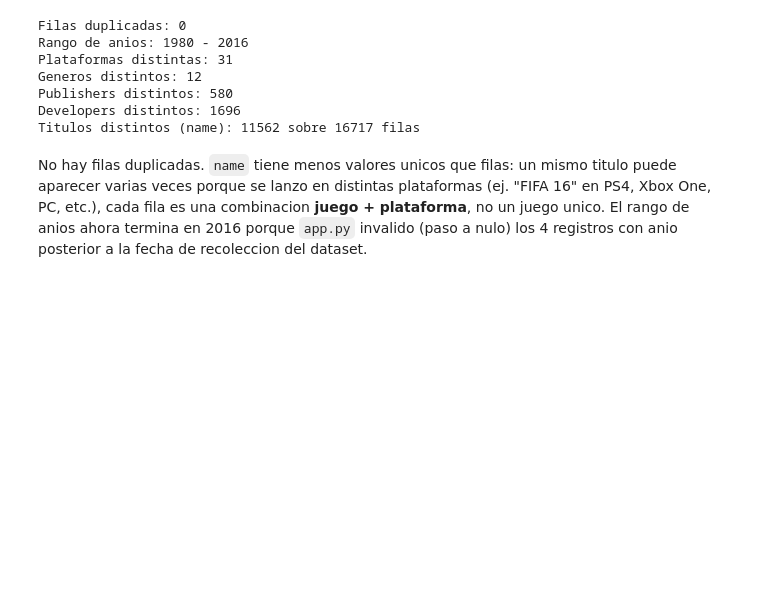
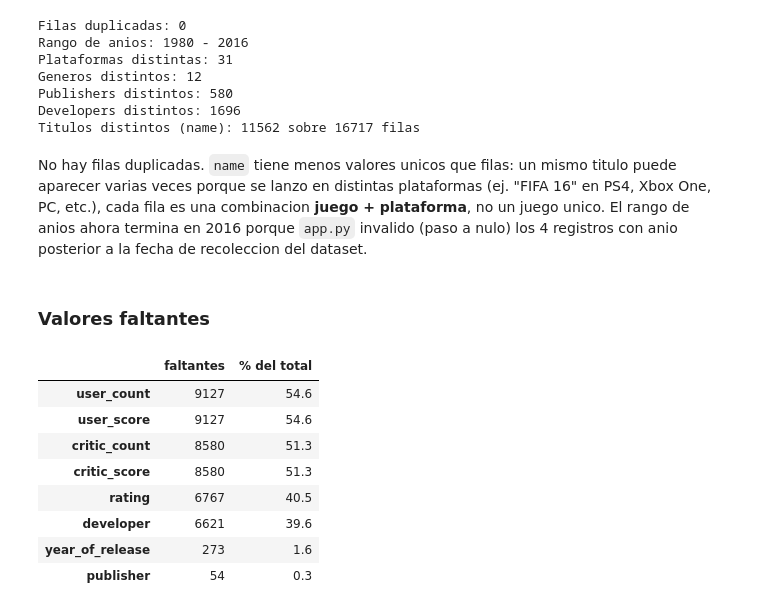
Before and after one commit to LigaDevPro/Inteligencia-Artificial-tp, a Jupyter notebook: analisis_exploratorio.ipynb, the cells around one changed output. Saved outputs shown, nothing was run; the diff lists cells and outputs as text; code cells hidden in the pictures; blank space fills up the shorter version.

```diff
--- a/analisis_exploratorio.ipynb
+++ b/analisis_exploratorio.ipynb
@@ -109,3 +109,20 @@ No hay filas duplicadas. `name` tiene menos valores unicos que filas: un mismo t
 varias veces porque se lanzo en distintas plataformas (ej. "FIFA 16" en PS4, Xbox One, PC, etc.), cada fila
 es una combinacion **juego + plataforma**, no un juego unico. El rango de anios ahora termina en 2016 porque
 `app.py` invalido (paso a nulo) los 4 registros con anio posterior a la fecha de recoleccion del dataset.
+# %% [markdown]
+### Valores faltantes
+# %%
+missing = df.isna().sum().sort_values(ascending=False)
+missing_pct = (missing / len(df) * 100).round(1)
+missing_summary = pd.DataFrame({"faltantes": missing, "% del total": missing_pct})
+missing_summary[missing_summary["faltantes"] > 0]
+# %% [output]
+|  | faltantes | % del total |
+| user_count | 9127 | 54.6 |
+| user_score | 9127 | 54.6 |
+| critic_count | 8580 | 51.3 |
+| critic_score | 8580 | 51.3 |
+| rating | 6767 | 40.5 |
+| developer | 6621 | 39.6 |
+| year_of_release | 273 | 1.6 |
+| publisher | 54 | 0.3 |
```
Also changed, not shown: parts of 8 cells of this notebook.
